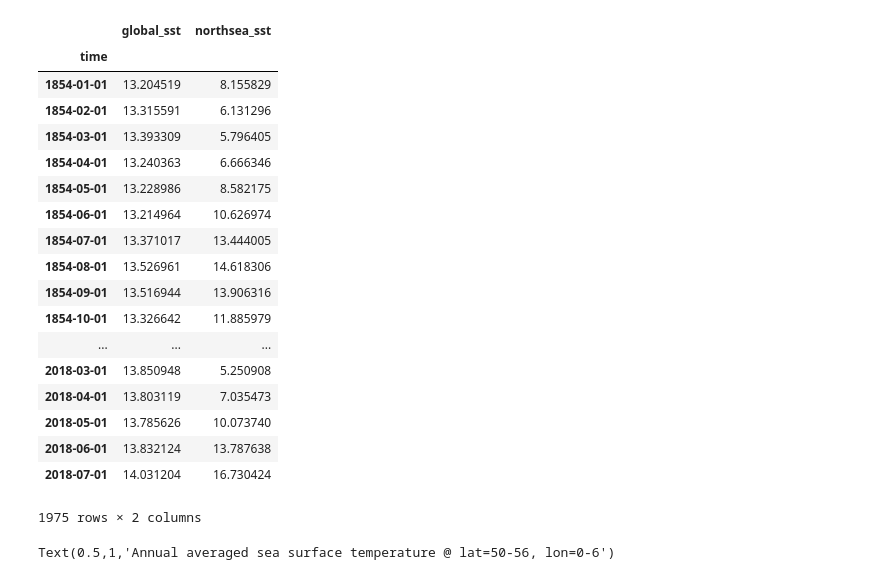
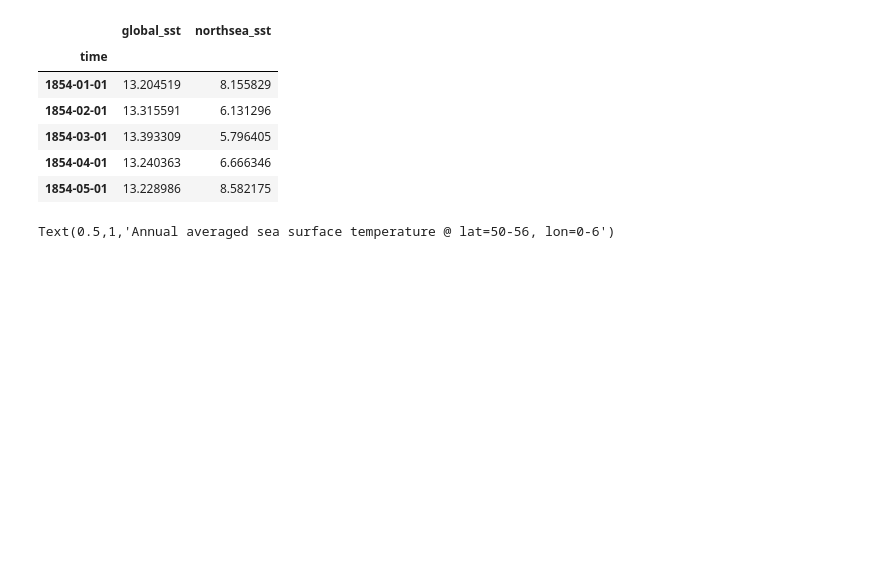
Before and after one commit to openearth/sealevel, a Jupyter notebook: notebooks/analysis/temperature/sea_surface_temperature.ipynb, the cells around one changed output. Saved outputs shown, nothing was run; the diff lists cells and outputs as text; code cells hidden in the pictures; blank space fills up the shorter version.

```diff
--- a/notebooks/analysis/temperature/sea_surface_temperature.ipynb
+++ b/notebooks/analysis/temperature/sea_surface_temperature.ipynb
@@ -103,27 +104,15 @@ df = pd.DataFrame(data=dict(
     northsea_sst=northsea_sst.mean(axis=1)
 )).set_index('time')
 # %%
-df
+df.head()
 # %% [output]
 |  | global_sst | northsea_sst |
 | time |  |  |
 | 1854-01-01 | 13.204519 | 8.155829 |
 | 1854-02-01 | 13.315591 | 6.131296 |
 | 1854-03-01 | 13.393309 | 5.796405 |
 | 1854-04-01 | 13.240363 | 6.666346 |
 | 1854-05-01 | 13.228986 | 8.582175 |
-| 1854-06-01 | 13.214964 | 10.626974 |
-| 1854-07-01 | 13.371017 | 13.444005 |
-| 1854-08-01 | 13.526961 | 14.618306 |
-| 1854-09-01 | 13.516944 | 13.906316 |
-| 1854-10-01 | 13.326642 | 11.885979 |
-| ... | ... | ... |
-| 2018-03-01 | 13.850948 | 5.250908 |
-| 2018-04-01 | 13.803119 | 7.035473 |
-| 2018-05-01 | 13.785626 | 10.073740 |
-| 2018-06-01 | 13.832124 | 13.787638 |
-| 2018-07-01 | 14.031204 | 16.730424 |
-1975 rows × 2 columns
 # %%
 fig, axes = plt.subplots(figsize=(13, 8), nrows=2, sharex=True, sharey=False)
 rolling_mean = df.rolling(12).agg('mean')
```
Also changed, not shown: parts of 3 cells of this notebook.
